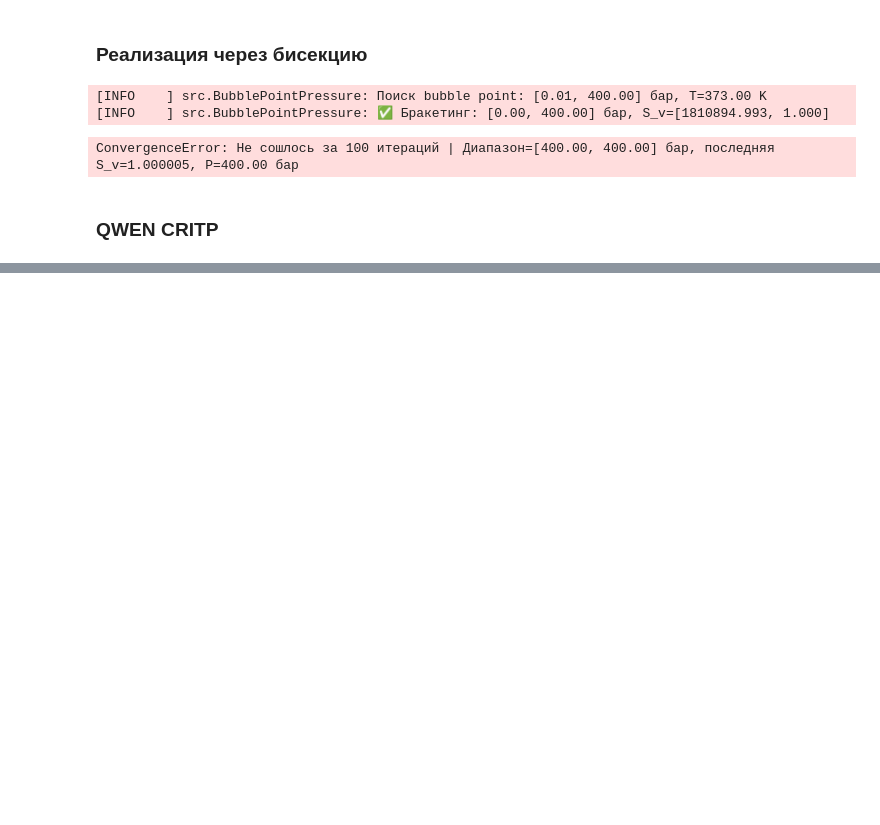
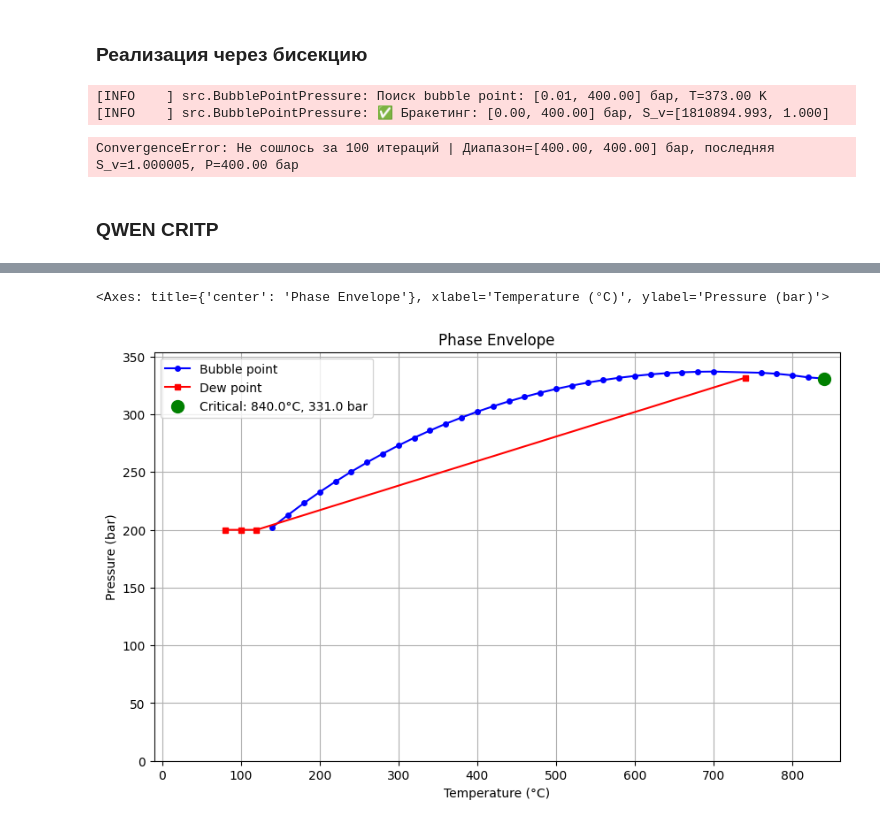
Before and after one commit to SidorenkoDD/PVTcalc, a Jupyter notebook: test_notebook.ipynb, the cells around one changed output, grey strips where cells are left out. Saved outputs shown, nothing was run; the diff lists cells and outputs as text; code cells hidden in the pictures; blank space fills up the shorter version.

```diff
--- a/test_notebook.ipynb
+++ b/test_notebook.ipynb
@@ -880,0 +1104,2 @@ print(f"Критическая точка: Tc = {result['Tc']:.2f} K, Pc = {resu
+# %%
+diag = PhaseDiagramV2(composition, t_min_c=0, t_max_c= 850, t_step_c= 20, p_max_bar= 400)
@@ -880,0 +1147,5 @@ print(f"Критическая точка: Tc = {result['Tc']:.2f} K, Pc = {resu
+# %%
+diag.plot()
+# %% [output]
+<Axes: title={'center': 'Phase Envelope'}, xlabel='Temperature (°C)', ylabel='Pressure (bar)'>
+[figure, added]
```
Also changed, not shown: parts of 10 cells of this notebook, 7 other files.
